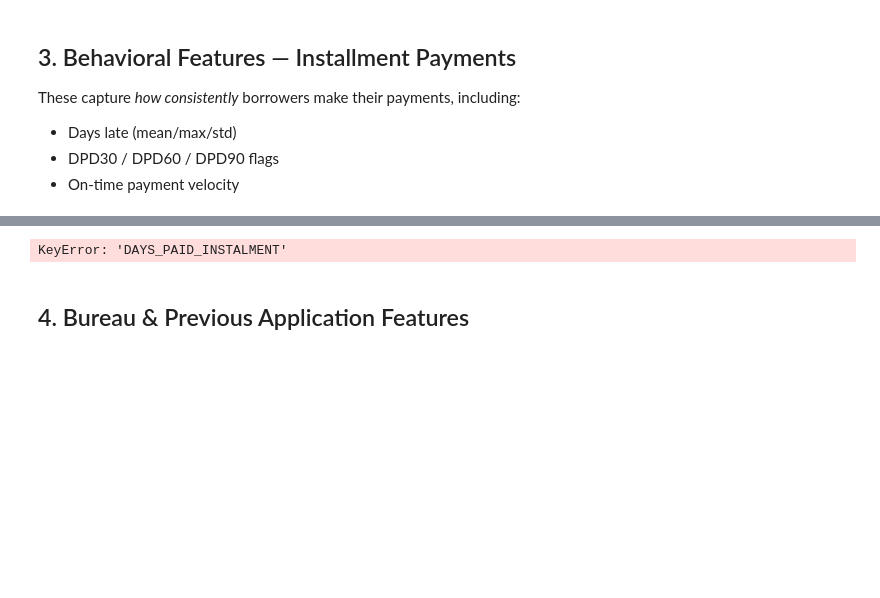
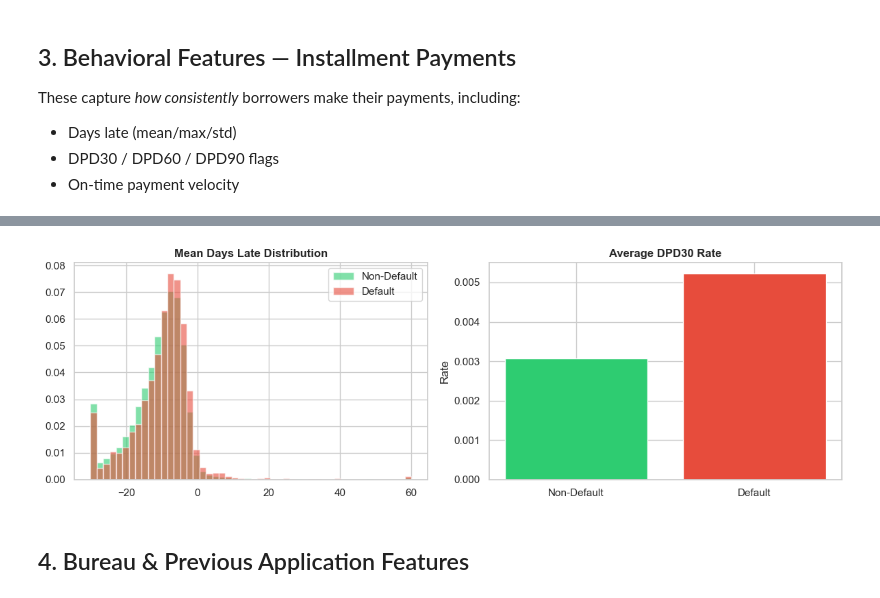
Before and after one commit to biplobgon/proactive-defaulter-flagging-system, a Jupyter notebook: notebooks/02_feature_engineering.ipynb, the cells around one changed output, grey strips where cells are left out. Cells and saved outputs as stored; diff of their text form; code cells hidden in the pictures; blank space fills up the shorter version.

```diff
--- a/notebooks/02_feature_engineering.ipynb
+++ b/notebooks/02_feature_engineering.ipynb
@@ -129,11 +129,6 @@ These capture *how consistently* borrowers make their payments, including:
 - DPD30 / DPD60 / DPD90 flags
 - On-time payment velocity
 # %%
-import importlib
-import features.behavioral_features as _bf
-importlib.reload(_bf)
-from features.behavioral_features import build_installment_features, build_cc_features
-
 inst_feats = build_installment_features(inst)
 print('Installment features:', inst_feats.shape)
 
@@ -162,4 +159,4 @@ plt.show()
-KeyError: 'DAYS_PAID_INSTALMENT'
+[figure, added]
 # %% [markdown]
 ## 4. Bureau & Previous Application Features
 # %%
```
Also changed, not shown: parts of 3 cells of this notebook, 1 other file.
